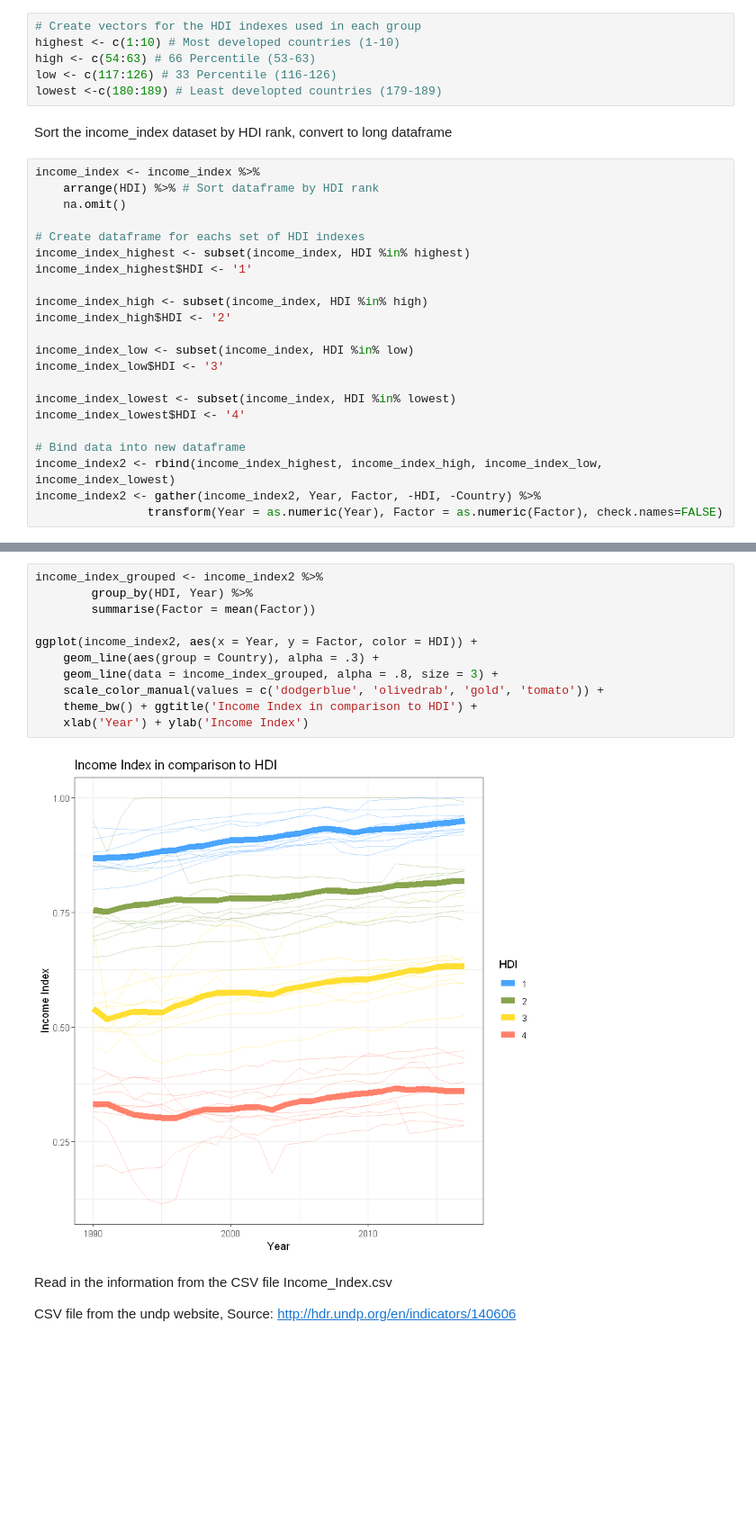
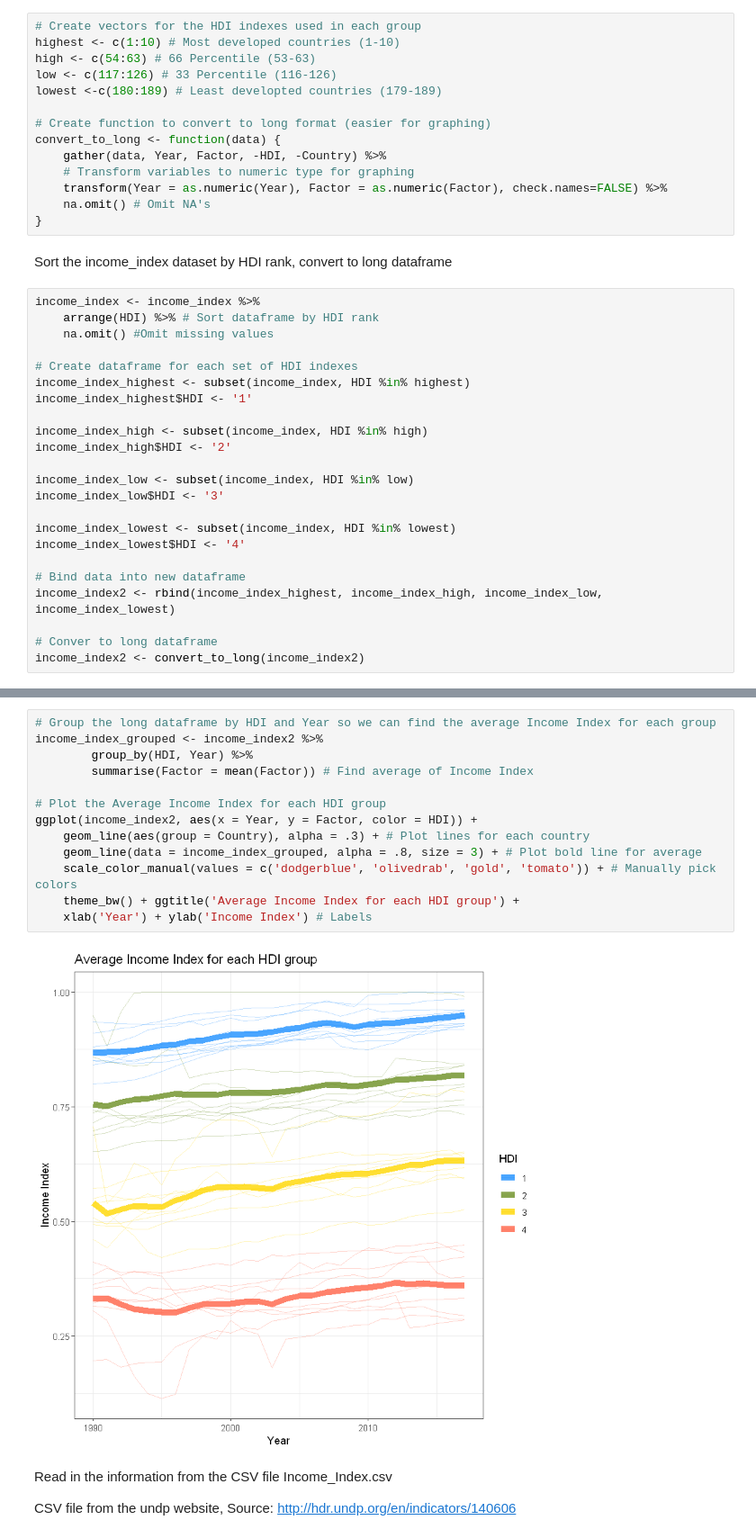
Before and after one commit to hazelerickson/data201, a Jupyter notebook: Group Project NEW CODE.ipynb, the cells around one changed output, grey strips where cells are left out. Shown: that part at 90% size. Drawn from its saved outputs; the diff is of its cells as text; blank space fills up the shorter version.

```diff
--- a/Group Project NEW CODE.ipynb
+++ b/Group Project NEW CODE.ipynb
@@ -55,14 +55,22 @@ highest <- c(1:10) # Most developed countries (1-10)
 high <- c(54:63) # 66 Percentile (53-63)
 low <- c(117:126) # 33 Percentile (116-126)
 lowest <-c(180:189) # Least developted countries (179-189)
+
+# Create function to convert to long format (easier for graphing)
+convert_to_long <- function(data) {
+    gather(data, Year, Factor, -HDI, -Country) %>%
+    # Transform variables to numeric type for graphing
+    transform(Year = as.numeric(Year), Factor = as.numeric(Factor), check.names=FALSE) %>%
+    na.omit() # Omit NA's
+}
 # %% [markdown]
 Sort the income_index dataset by HDI rank, convert to long dataframe
 # %%
 income_index <- income_index %>%
     arrange(HDI) %>% # Sort dataframe by HDI rank
-    na.omit()
+    na.omit() #Omit missing values
 
-# Create dataframe for eachs set of HDI indexes
+# Create dataframe for each set of HDI indexes
 income_index_highest <- subset(income_index, HDI %in% highest)
 income_index_highest$HDI <- '1'
 
@@ -77,7 +85,8 @@ income_index_lowest$HDI <- '4'
 
 # Bind data into new dataframe
 income_index2 <- rbind(income_index_highest, income_index_high, income_index_low, income_index_lowest)
-income_index2 <- gather(income_index2, Year, Factor, -HDI, -Country) %>%
-                transform(Year = as.numeric(Year), Factor = as.numeric(Factor), check.names=FALSE)
+
+# Conver to long dataframe
+income_index2 <- convert_to_long(income_index2)
 # %%
 ggplot() +
@@ -87,18 +97,20 @@ ggplot() +
 # %% [output]
 [figure]
 # %%
+# Group the long dataframe by HDI and Year so we can find the average Income Index for each group
 income_index_grouped <- income_index2 %>%
         group_by(HDI, Year) %>%
-        summarise(Factor = mean(Factor))
+        summarise(Factor = mean(Factor)) # Find average of Income Index
 
+# Plot the Average Income Index for each HDI group
 ggplot(income_index2, aes(x = Year, y = Factor, color = HDI)) +
-    geom_line(aes(group = Country), alpha = .3) +
-    geom_line(data = income_index_grouped, alpha = .8, size = 3) +
-    scale_color_manual(values = c('dodgerblue', 'olivedrab', 'gold', 'tomato')) +
-    theme_bw() + ggtitle('Income Index in comparison to HDI') +
-    xlab('Year') + ylab('Income Index')
+    geom_line(aes(group = Country), alpha = .3) + # Plot lines for each country
+    geom_line(data = income_index_grouped, alpha = .8, size = 3) + # Plot bold line for average
+    scale_color_manual(values = c('dodgerblue', 'olivedrab', 'gold', 'tomato')) + # Manually pick colors
+    theme_bw() + ggtitle('Average Income Index for each HDI group') +
+    xlab('Year') + ylab('Income Index') # Labels
 # %% [output]
-[figure, old version]
+[figure, new version]
 # %% [markdown]
 Read in the information from the CSV file Income_Index.csv
 
```
Also changed, not shown: parts of 22 cells of this notebook.
